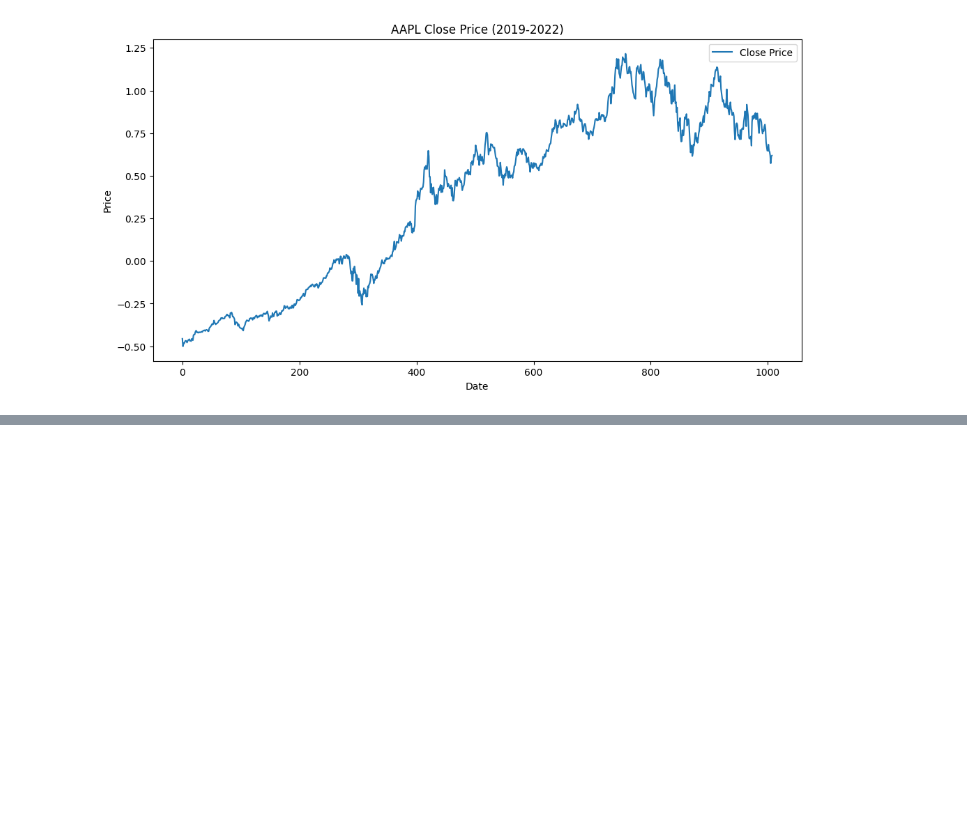
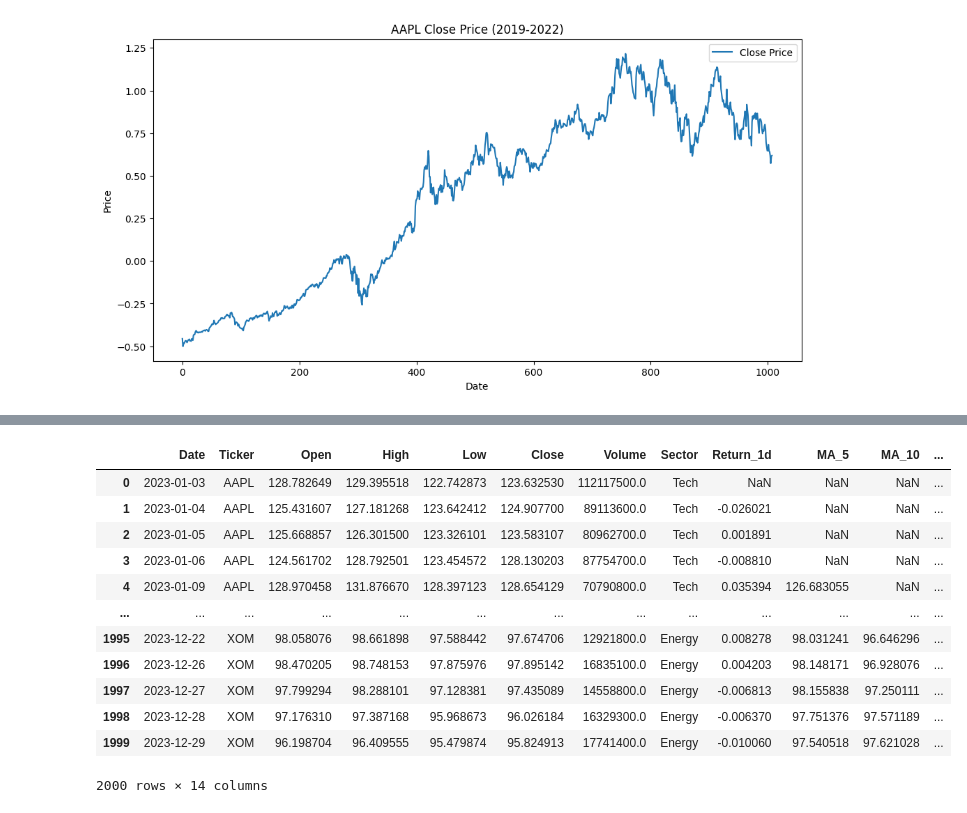
Before and after one commit to broccubali/DLG-Assignments, a Jupyter notebook: ASSignment2/FINAL_ADD_ALL_THINGS_HERE.ipynb, the cells around one changed output, grey strips where cells are left out. Drawn from its saved outputs; the diff is of its cells as text; code cells hidden in the pictures; blank space fills up the shorter version.

```diff
--- a/ASSignment2/FINAL_ADD_ALL_THINGS_HERE.ipynb
+++ b/ASSignment2/FINAL_ADD_ALL_THINGS_HERE.ipynb
@@ -584,0 +650,2 @@ RuntimeError: mat1 and mat2 shapes cannot be multiplied (1280x9 and 5x4096)
+# %%
+ticker_to_sector = {ticker: sector for sector, tickers in hyperedges.items() for ticker in tickers}
@@ -584,0 +702,3 @@ RuntimeError: mat1 and mat2 shapes cannot be multiplied (1280x9 and 5x4096)
+# %%
+train_df["Target"] = train_df.groupby("Ticker")["Return_1d"].shift(-1)
+train_df["Target"] = (train_df["Target"] > 0).astype(int)
@@ -584,0 +717,17 @@ RuntimeError: mat1 and mat2 shapes cannot be multiplied (1280x9 and 5x4096)
+# %%
+val_data = pd.read_csv('/content/DLG-Assignments/ASSignment2/validation_stock_data.csv')
+val_data['Date'] = pd.to_datetime(val_data['Date'], format='%Y-%m-%d')
+val_data.sort_values(['Ticker', 'Date'], inplace=True)
+l = []
+val_tickers = sorted(val_data['Ticker'].unique())
+for ticker in val_tickers:
+    data = val_data[val_data["Ticker"] == ticker]
+    valid_cols = []
+    for i in data.columns:
+        if data[i].isna().sum() == 0:
+            valid_cols.append(i)
+    a = data[valid_cols].values
+    for i in a:
+        l.append(i)
+validation_data = pd.DataFrame(l, columns=["Date", "Ticker", "Open", "High", "Low", "Close", "Volume"])
+validation_data
@@ -584,0 +748,34 @@ RuntimeError: mat1 and mat2 shapes cannot be multiplied (1280x9 and 5x4096)
+# %%
+validation_data["Sector"] = validation_data["Ticker"].map(ticker_to_sector)
+validation_data = validation_data.sort_values(["Ticker", "Date"])
+
+validation_data["Return_1d"] = validation_data.groupby("Ticker")["Open"].pct_change()
+validation_data["MA_5"] = validation_data.groupby("Ticker")["Open"].transform(lambda x: x.rolling(5).mean())
+validation_data["MA_10"] = validation_data.groupby("Ticker")["Open"].transform(lambda x: x.rolling(10).mean())
+validation_data["Volatility_5"] = validation_data.groupby("Ticker")["Open"].transform(lambda x: x.rolling(5).std())
+
+combined = pd.concat([train_df, validation_data], axis=0)
+sector_return = combined.groupby(["Date", "Sector"])["Return_1d"].mean().reset_index()
+sector_return.rename(columns={"Return_1d": "Sector_Avg_Return"}, inplace=True)
+
+validation_data = pd.merge(validation_data, sector_return, on=["Date", "Sector"], how="left")
+
+validation_data["Target"] = validation_data.groupby("Ticker")["Close"].shift(-1)
+
+val_df_model = validation_data.dropna(subset=features + ["Target"])
+# %%
+validation_data
+# %% [output]
+|  | Date | Ticker | Open | High | Low | Close | Volume | Sector | Return_1d | MA_5 | MA_10 | ... |
+| 0 | 2023-01-03 | AAPL | 128.782649 | 129.395518 | 122.742873 | 123.632530 | 112117500.0 | Tech | NaN | NaN | NaN | ... |
+| 1 | 2023-01-04 | AAPL | 125.431607 | 127.181268 | 123.642412 | 124.907700 | 89113600.0 | Tech | -0.026021 | NaN | NaN | ... |
+| 2 | 2023-01-05 | AAPL | 125.668857 | 126.301500 | 123.326101 | 123.583107 | 80962700.0 | Tech | 0.001891 | NaN | NaN | ... |
+| 3 | 2023-01-06 | AAPL | 124.561702 | 128.792501 | 123.454572 | 128.130203 | 87754700.0 | Tech | -0.008810 | NaN | NaN | ... |
+| 4 | 2023-01-09 | AAPL | 128.970458 | 131.876670 | 128.397123 | 128.654129 | 70790800.0 | Tech | 0.035394 | 126.683055 | NaN | ... |
+| ... | ... | ... | ... | ... | ... | ... | ... | ... | ... | ... | ... | ... |
+| 1995 | 2023-12-22 | XOM | 98.058076 | 98.661898 | 97.588442 | 97.674706 | 12921800.0 | Energy | 0.008278 | 98.031241 | 96.646296 | ... |
+| 1996 | 2023-12-26 | XOM | 98.470205 | 98.748153 | 97.875976 | 97.895142 | 16835100.0 | Energy | 0.004203 | 98.148171 | 96.928076 | ... |
+| 1997 | 2023-12-27 | XOM | 97.799294 | 98.288101 | 97.128381 | 97.435089 | 14558800.0 | Energy | -0.006813 | 98.155838 | 97.250111 | ... |
+| 1998 | 2023-12-28 | XOM | 97.176310 | 97.387168 | 95.968673 | 96.026184 | 16329300.0 | Energy | -0.006370 | 97.751376 | 97.571189 | ... |
+| 1999 | 2023-12-29 | XOM | 96.198704 | 96.409555 | 95.479874 | 95.824913 | 17741400.0 | Energy | -0.010060 | 97.540518 | 97.621028 | ... |
+2000 rows × 14 columns
```
Also changed, not shown: parts of 17 cells of this notebook.
